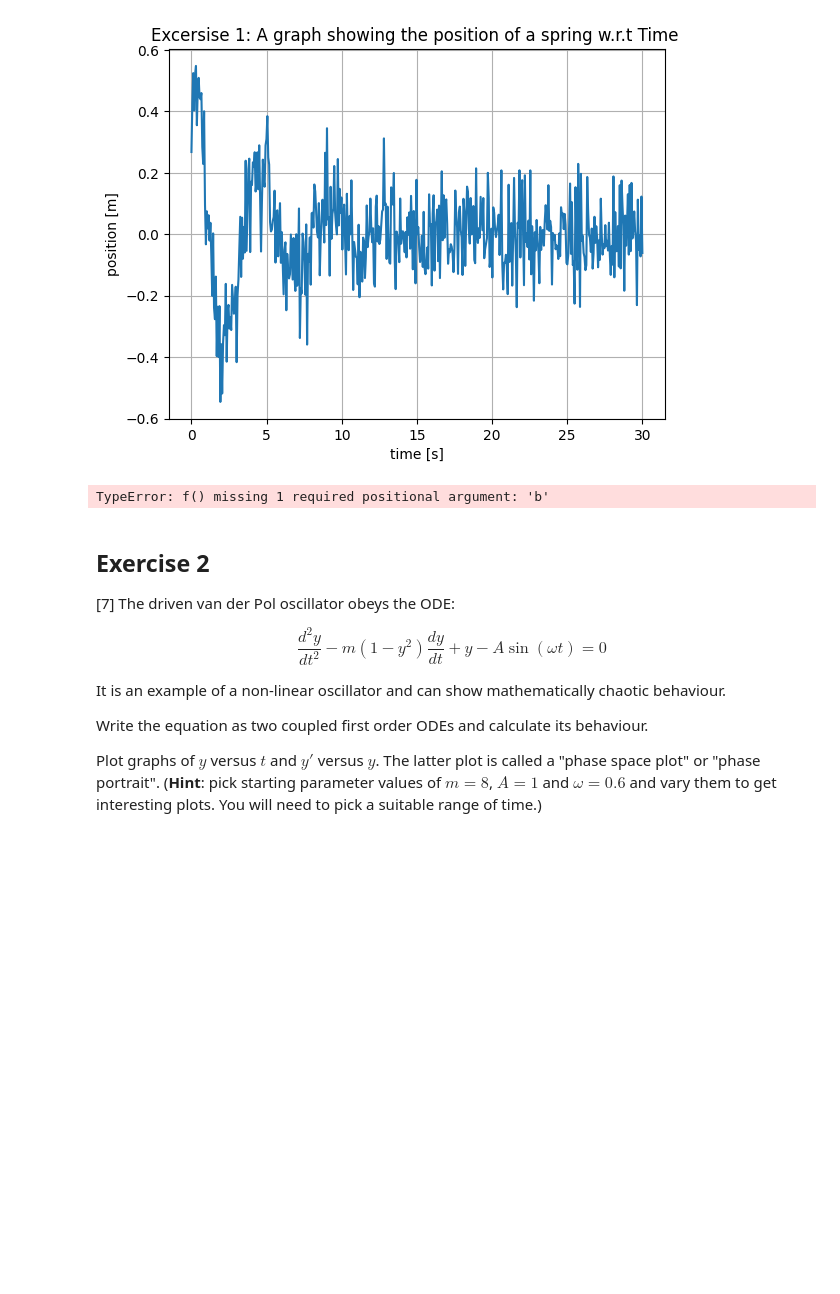
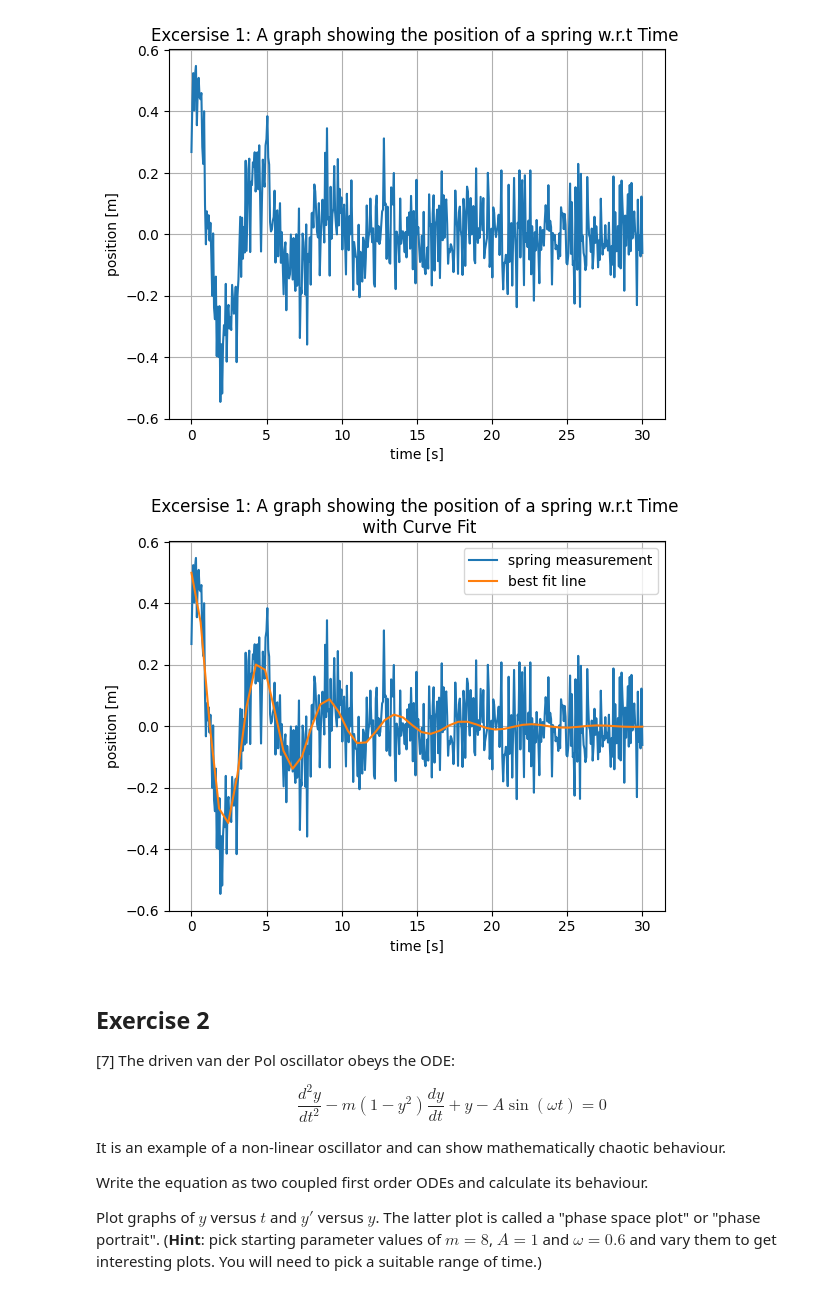
Before and after one commit to PX2145-2025/week-8-b-Medhekar-Anushka, a Jupyter notebook: ODEs.ipynb, the cells around one changed output. Saved outputs shown, nothing was run; the diff lists cells and outputs as text; code cells hidden in the pictures; blank space fills up the shorter version.

```diff
--- a/ODEs.ipynb
+++ b/ODEs.ipynb
@@ -327,35 +327,34 @@ plt.show()
 # %% [output]
 [figure]
 # %%
-#using the damping func as the curve fit
-def f(y, t, m, k, b): # return derivatives of the array y
-
-    return [ y[1], # the first equation dy[0]/dt
-            -(k/m)*y[0] - (b/m)*y[1] ] # the second equation dy[1]/dt
+#using the damping func as the curve fit for damped oscillation
+def damped_spring(t, k, b): # returning time, spring const, and damping coeff
+    m = 1 # initalising a value of mass
+    yinit = [0.5, 0] # initial guesses
+    sol = odeint(f, yinit, t, (m, k, b))
+    return sol[:,0] #returning position
 
 
-# i dont know if I need to keep this in, but i needed it for the last parts so im keeping it in
-yinit = [0.1, 0] # initial value, y
-  # initial value, y'
-y = odeint(f, yinit, t, (m, k, b))
+#the guess and the curve fit funtion
+kguess = 5
+bguess = 0.5
+popt, pcov = curve_fit(damped_spring, time, position, p0=[kguess, bguess])
 
-#the guess and the curve fit funtion
-p_guess = np.array([0.5, 30, 0.5])
-popt, pcov = curve_fit(f, time, position, p_guess)
+# defining x plot and y plot
+x_plot = np.linspace(np.min(time), np.max(time))
+y_plot = damped_spring(x_plot, *popt)
 
-x_plot = np.linspace(np.min(time), np.max(time))
-y_plot = f(x_plot, *popt)
-
+#plotting
 plt.plot(time, position, label = "spring measurement") # the data
-plt.plot(x_plot, y_plot = "best fit line") # the curve fit
+plt.plot(x_plot, y_plot, label= "best fit line") # the curve fit
 plt.xlabel("time [s]")
 plt.ylabel("position [m]")
 plt.title("Excersise 1: A graph showing the position of a spring w.r.t Time \n with Curve Fit")
 plt.legend()
 plt.grid(True)
 plt.show()
 # %% [output]
-TypeError: f() missing 1 required positional argument: 'b'
+[figure, added]
 # %% [markdown]
 ## Exercise 2
 
```
Also changed, not shown: parts of 1 cell of this notebook.
